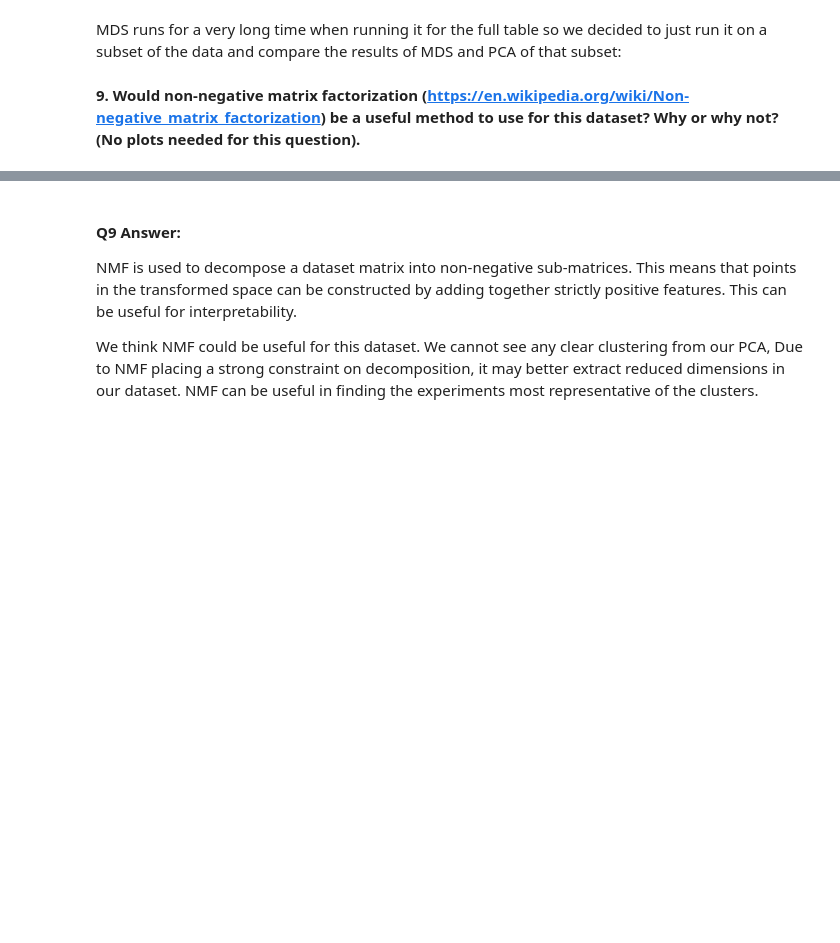
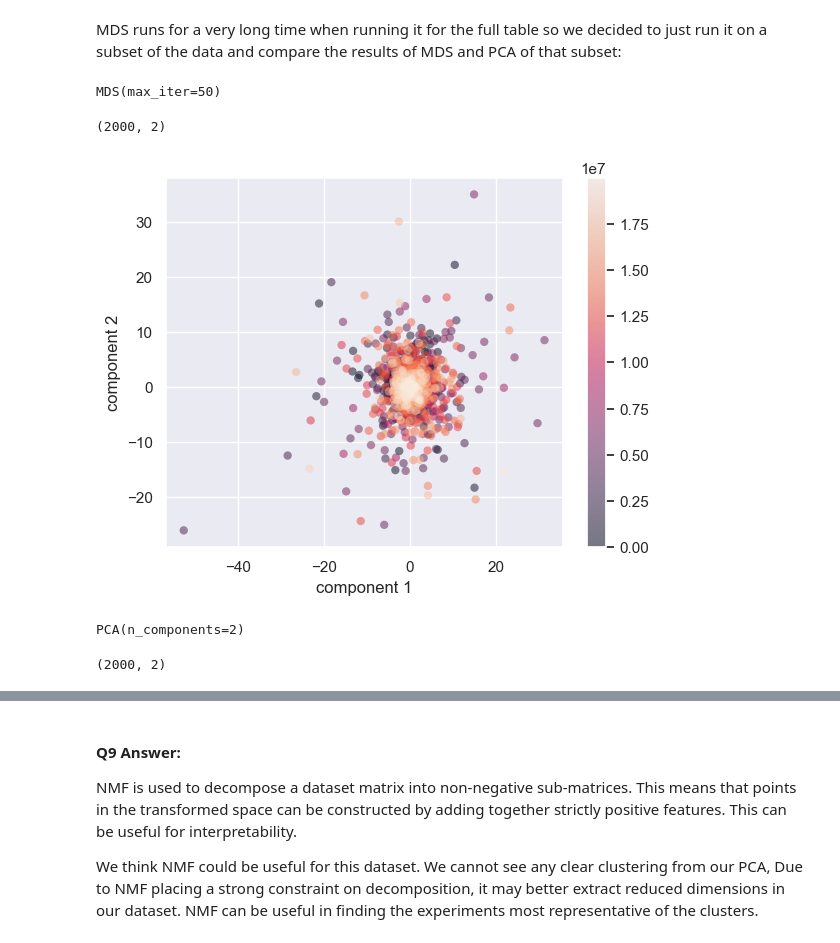
Before and after one commit to Fudenberg-Research-Group/qbio577_fall2022, a Jupyter notebook: encode-bigwig-eda.ipynb, the cells around one changed output, grey strips where cells are left out. Saved outputs shown, nothing was run; the diff lists cells and outputs as text; code cells hidden in the pictures; blank space fills up the shorter version.

Commit message:
finish Q8: do mds and pca for subset, create heatmaps based on euclidean dist

```diff
--- a/encode-bigwig-eda.ipynb
+++ b/encode-bigwig-eda.ipynb
@@ -435,11 +616,35 @@ You can see with both the line plot and the scree plot that 18 PC's are needed t
 **8. How different is the dimensionality reduction into two dimensions for PCA from that obtained using MDS (multi-dimensional scaling)? What methods could be used to determine the similarity? Illustrate with a plot.**
 # %% [markdown]
 MDS runs for a very long time when running it for the full table so we decided to just run it on a subset of the data and compare the results of MDS and PCA of that subset:
+# %%
+subset=x.iloc[:2000,:100]
 # %%
 from sklearn.manifold import MDS
 embedding = MDS(n_components=2,max_iter=50)
-X_transformed = embedding.fit_transform(x.iloc[:2000,:50])
+embedding.fit(x.iloc[:2000,:100])
+X_transformed = embedding.fit_transform(subset)
+# %% [output]
+MDS(max_iter=50)
 # %%
-X_transformed
+X_transformed.shape
+# %% [output]
+(2000, 2)
-# %% [markdown]
-**9. Would non-negative matrix factorization (https://en.wikipedia.org/wiki/Non-negative_matrix_factorization) be a useful method to use for this dataset? Why or why not?  (No plots needed for this question).**
+# %%
+plt.scatter(X_transformed[:,0], X_transformed[:,1],
+           c=filtered_df.iloc[:2000,:100].start, edgecolor='none', alpha=0.5)
+plt.xlabel('component 1')
+plt.ylabel('component 2')
+plt.colorbar();
+# %% [output]
+[figure, added]
+# %%
+pca_subset = PCA(n_components=2)
+pca_subset.fit(subset)
+# %% [output]
+PCA(n_components=2)
+# %%
+X_pca = pca_subset.transform(subset)
+projected = pca_subset.fit_transform(subset)
+print(projected.shape)
+# %% [output]
+(2000, 2)
```
Also changed, not shown: parts of 55 cells of this notebook.
